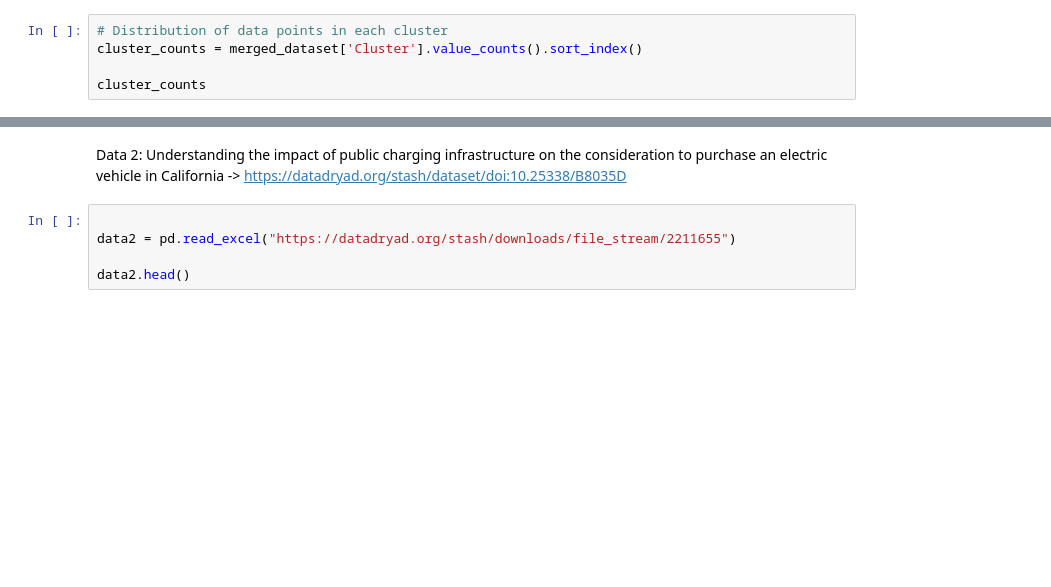
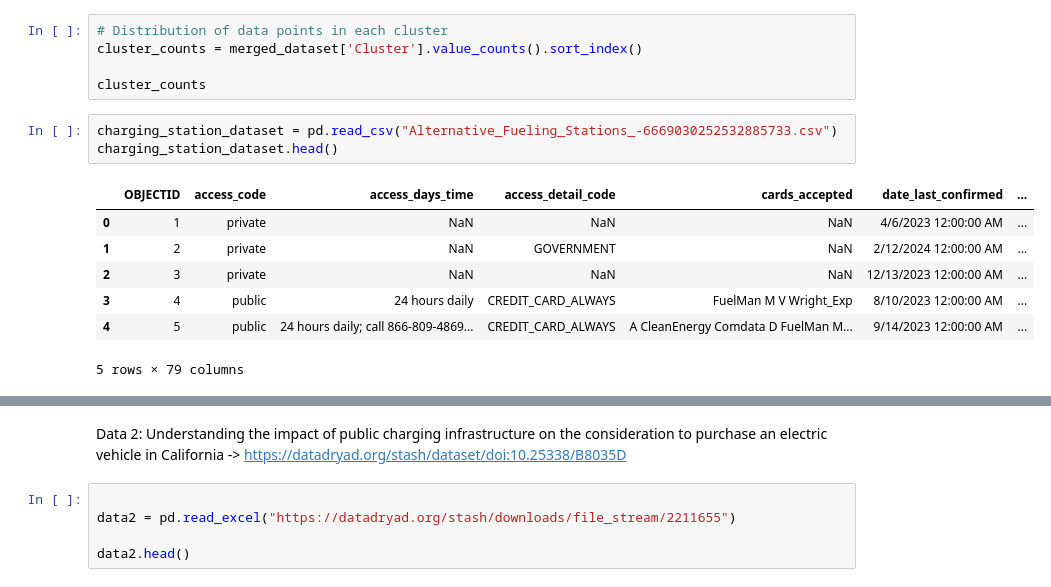
Before and after one commit to kkrusere/EV_Market-Analysis-and-Consumer-Behavior, a Jupyter notebook: data_collection_&_EDA.ipynb, the cells around one changed output, grey strips where cells are left out. Drawn from its saved outputs; the diff is of its cells as text; blank space fills up the shorter version.

```diff
--- a/data_collection_&_EDA.ipynb
+++ b/data_collection_&_EDA.ipynb
@@ -1543,3 +1541,14 @@ ValueError: Shape of passed values is (10, 93), indices imply (10, 95)
 cluster_counts = merged_dataset['Cluster'].value_counts().sort_index()
 
 cluster_counts
+# %%
+charging_station_dataset = pd.read_csv("Alternative_Fueling_Stations_-6669030252532885733.csv")
+charging_station_dataset.head()
+# %% [output]
+|  | OBJECTID | access_code | access_days_time | access_detail_code | cards_accepted | date_last_confirmed | ... |
+| 0 | 1 | private | NaN | NaN | NaN | 4/6/2023 12:00:00 AM | ... |
+| 1 | 2 | private | NaN | GOVERNMENT | NaN | 2/12/2024 12:00:00 AM | ... |
+| 2 | 3 | private | NaN | NaN | NaN | 12/13/2023 12:00:00 AM | ... |
+| 3 | 4 | public | 24 hours daily | CREDIT_CARD_ALWAYS | FuelMan M V Wright_Exp | 8/10/2023 12:00:00 AM | ... |
+| 4 | 5 | public | 24 hours daily; call 866-809-4869... | CREDIT_CARD_ALWAYS | A CleanEnergy Comdata D FuelMan M... | 9/14/2023 12:00:00 AM | ... |
+5 rows × 79 columns
```
Also changed, not shown: parts of 2 cells of this notebook.
